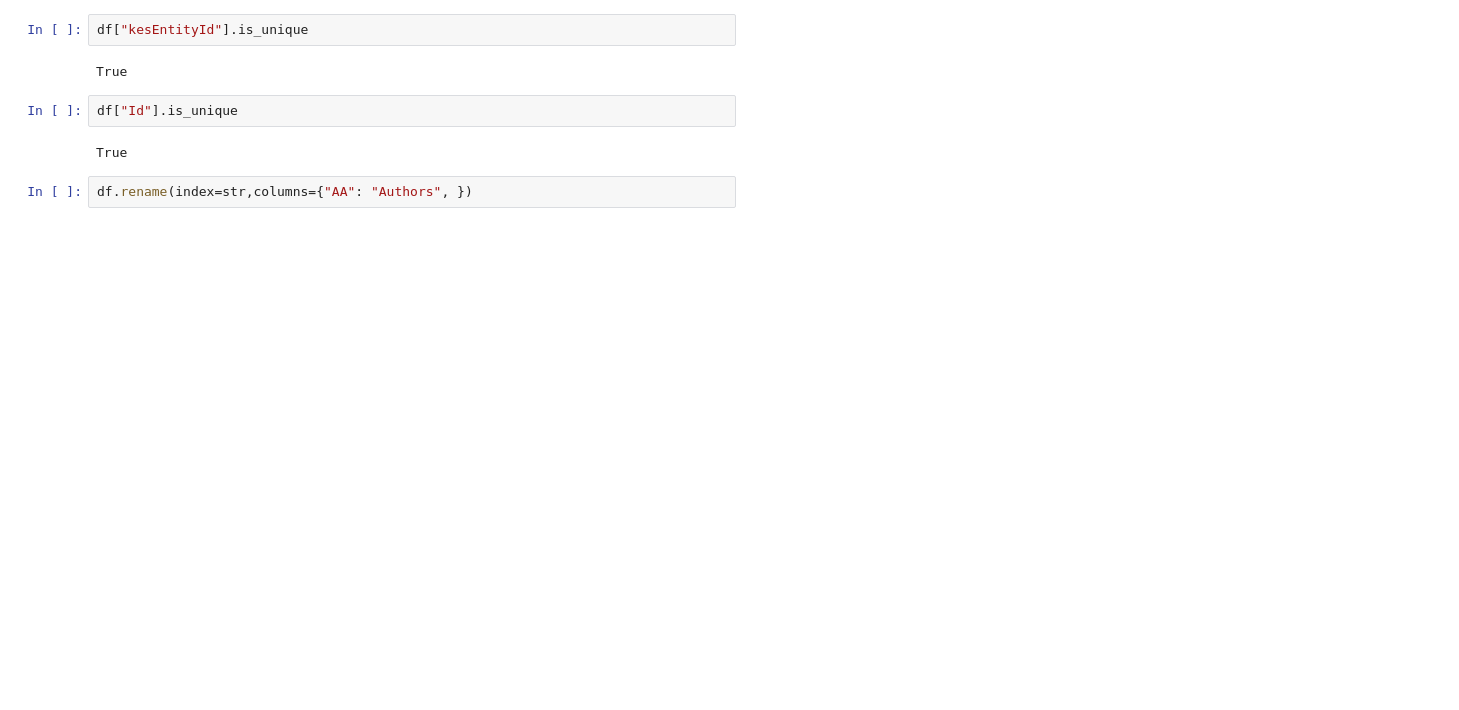
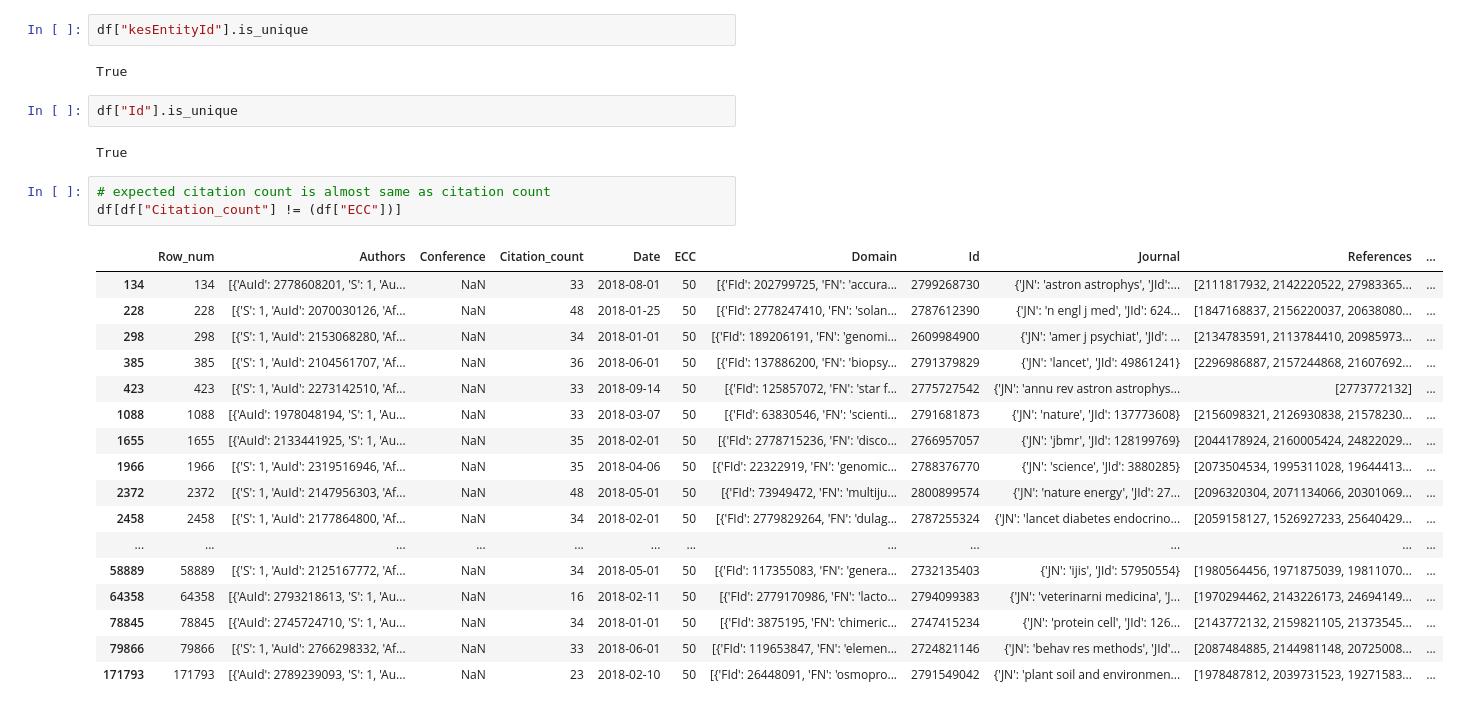
Before and after one commit to divvyam/APR, a Jupyter notebook: mag.ipynb, the cells around one changed output. Cells and saved outputs as stored; diff of their text form; blank space fills up the shorter version.

```diff
--- a/mag.ipynb
+++ b/mag.ipynb
@@ -179,8 +203,27 @@ True
 df["Id"].is_unique
 # %% [output]
 True
-# %%
-df.rename(index=str,columns={"AA": "Authors", })
+# %%
+# expected citation count is almost same as citation count
+df[df["Citation_count"] != (df["ECC"])]
+# %% [output]
+|  | Row_num | Authors | Conference | Citation_count | Date | ECC | Domain | Id | Journal | References | ... |
+| 134 | 134 | [{'AuId': 2778608201, 'S': 1, 'Au... | NaN | 33 | 2018-08-01 | 50 | [{'FId': 202799725, 'FN': 'accura... | 2799268730 | {'JN': 'astron astrophys', 'JId':... | [2111817932, 2142220522, 27983365... | ... |
+| 228 | 228 | [{'S': 1, 'AuId': 2070030126, 'Af... | NaN | 48 | 2018-01-25 | 50 | [{'FId': 2778247410, 'FN': 'solan... | 2787612390 | {'JN': 'n engl j med', 'JId': 624... | [1847168837, 2156220037, 20638080... | ... |
+| 298 | 298 | [{'S': 1, 'AuId': 2153068280, 'Af... | NaN | 34 | 2018-01-01 | 50 | [{'FId': 189206191, 'FN': 'genomi... | 2609984900 | {'JN': 'amer j psychiat', 'JId': ... | [2134783591, 2113784410, 20985973... | ... |
+| 385 | 385 | [{'S': 1, 'AuId': 2104561707, 'Af... | NaN | 36 | 2018-06-01 | 50 | [{'FId': 137886200, 'FN': 'biopsy... | 2791379829 | {'JN': 'lancet', 'JId': 49861241} | [2296986887, 2157244868, 21607692... | ... |
+| 423 | 423 | [{'S': 1, 'AuId': 2273142510, 'Af... | NaN | 33 | 2018-09-14 | 50 | [{'FId': 125857072, 'FN': 'star f... | 2775727542 | {'JN': 'annu rev astron astrophys... | [2773772132] | ... |
+| 1088 | 1088 | [{'AuId': 1978048194, 'S': 1, 'Au... | NaN | 33 | 2018-03-07 | 50 | [{'FId': 63830546, 'FN': 'scienti... | 2791681873 | {'JN': 'nature', 'JId': 137773608} | [2156098321, 2126930838, 21578230... | ... |
+| 1655 | 1655 | [{'AuId': 2133441925, 'S': 1, 'Au... | NaN | 35 | 2018-02-01 | 50 | [{'FId': 2778715236, 'FN': 'disco... | 2766957057 | {'JN': 'jbmr', 'JId': 128199769} | [2044178924, 2160005424, 24822029... | ... |
+| 1966 | 1966 | [{'S': 1, 'AuId': 2319516946, 'Af... | NaN | 35 | 2018-04-06 | 50 | [{'FId': 22322919, 'FN': 'genomic... | 2788376770 | {'JN': 'science', 'JId': 3880285} | [2073504534, 1995311028, 19644413... | ... |
+| 2372 | 2372 | [{'S': 1, 'AuId': 2147956303, 'Af... | NaN | 48 | 2018-05-01 | 50 | [{'FId': 73949472, 'FN': 'multiju... | 2800899574 | {'JN': 'nature energy', 'JId': 27... | [2096320304, 2071134066, 20301069... | ... |
+| 2458 | 2458 | [{'S': 1, 'AuId': 2177864800, 'Af... | NaN | 34 | 2018-02-01 | 50 | [{'FId': 2779829264, 'FN': 'dulag... | 2787255324 | {'JN': 'lancet diabetes endocrino... | [2059158127, 1526927233, 25640429... | ... |
+| ... | ... | ... | ... | ... | ... | ... | ... | ... | ... | ... | ... |
+| 58889 | 58889 | [{'S': 1, 'AuId': 2125167772, 'Af... | NaN | 34 | 2018-05-01 | 50 | [{'FId': 117355083, 'FN': 'genera... | 2732135403 | {'JN': 'ijis', 'JId': 57950554} | [1980564456, 1971875039, 19811070... | ... |
+| 64358 | 64358 | [{'AuId': 2793218613, 'S': 1, 'Au... | NaN | 16 | 2018-02-11 | 50 | [{'FId': 2779170986, 'FN': 'lacto... | 2794099383 | {'JN': 'veterinarni medicina', 'J... | [1970294462, 2143226173, 24694149... | ... |
+| 78845 | 78845 | [{'AuId': 2745724710, 'S': 1, 'Au... | NaN | 34 | 2018-01-01 | 50 | [{'FId': 3875195, 'FN': 'chimeric... | 2747415234 | {'JN': 'protein cell', 'JId': 126... | [2143772132, 2159821105, 21373545... | ... |
+| 79866 | 79866 | [{'S': 1, 'AuId': 2766298332, 'Af... | NaN | 33 | 2018-06-01 | 50 | [{'FId': 119653847, 'FN': 'elemen... | 2724821146 | {'JN': 'behav res methods', 'JId'... | [2087484885, 2144981148, 20725008... | ... |
+| 171793 | 171793 | [{'AuId': 2789239093, 'S': 1, 'Au... | NaN | 23 | 2018-02-10 | 50 | [{'FId': 26448091, 'FN': 'osmopro... | 2791549042 | {'JN': 'plant soil and environmen... | [1978487812, 2039731523, 19271583... | ... |
 # %%
 def clean_data(df)
     #since first column contains row number
```
Also changed, not shown: parts of 9 cells of this notebook, 1 other file.
